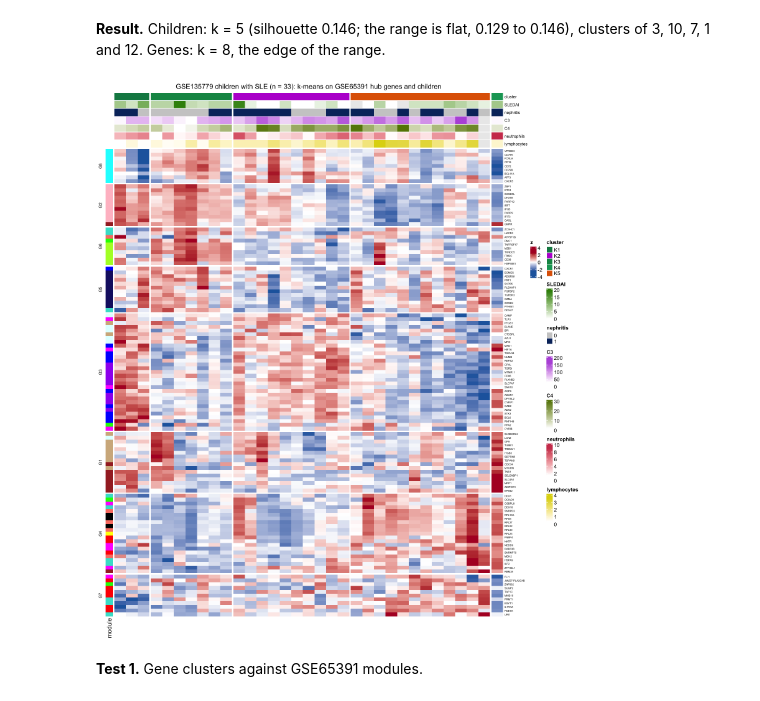
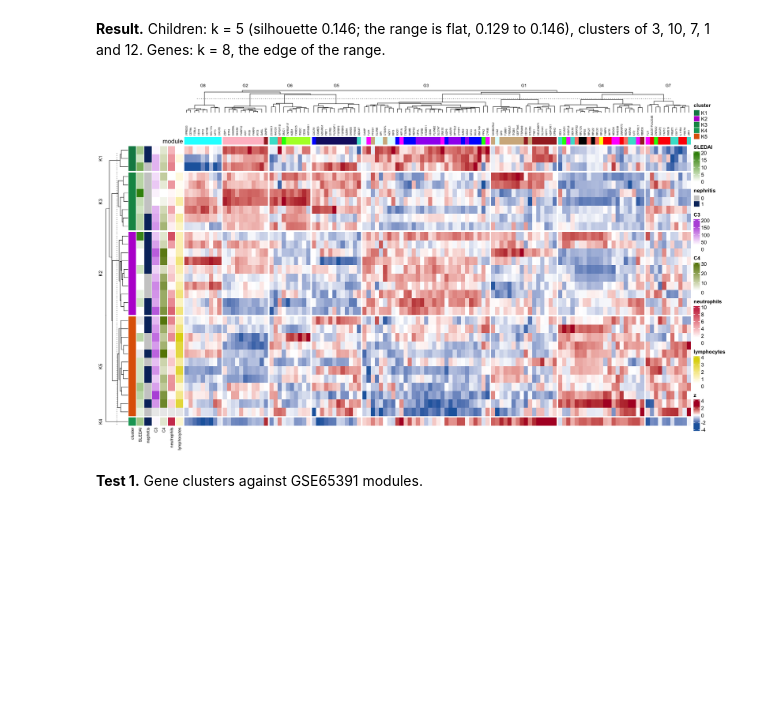
Before and after one commit to NIH-NLM/endotypes-transcriptomics, a Jupyter notebook: ipynb/29_GSE135779_scRNA_seq_heatmap_kmeans.ipynb, the cells around one changed output. Drawn from its saved outputs; the diff is of its cells as text; code cells hidden in the pictures; blank space fills up the shorter version.

```diff
--- a/ipynb/29_GSE135779_scRNA_seq_heatmap_kmeans.ipynb
+++ b/ipynb/29_GSE135779_scRNA_seq_heatmap_kmeans.ipynb
@@ -65,21 +71,24 @@ K1 K2 K3 K4 K5
 **Result.** Children: k = 5 (silhouette 0.146; the range is flat, 0.129 to 0.146), clusters of 3,
 10, 7, 1 and 12. Genes: k = 8, the edge of the range.
 # %%
-options(repr.plot.width = 13, repr.plot.height = 15)
-Heatmap(pmin(pmax(Z, -2.5), 2.5), name = "z", col = colorRamp2(c(-2.5, 0, 2.5), c("#2166AC", "white", "#B2182B")),
-        row_split = gene_cluster, column_split = child_cluster,
+options(repr.plot.width = 17, repr.plot.height = 10)
+Heatmap(t(pmin(pmax(Z, -2.5), 2.5)), name = "z", col = colorRamp2(c(-2.5, 0, 2.5), c("#2166AC", "white", "#B2182B")),
+        row_split = child_cluster, column_split = gene_cluster,
         clustering_method_rows = "ward.D2", clustering_method_columns = "ward.D2",
-        show_row_dend = FALSE, show_column_dend = FALSE, show_column_names = FALSE,
-        row_names_gp = gpar(fontsize = 5), row_title_gp = gpar(fontsize = 8),
-        left_annotation = rowAnnotation(module = gene_module, col = list(module = setNames(unique(gene_module), unique(gene_module))), show_legend = FALSE),
-        top_annotation = HeatmapAnnotation(cluster = child_cluster, SLEDAI = traits$sledai, nephritis = factor(traits$nephritis_any),
-                                           C3 = traits$c3, C4 = traits$c4, neutrophils = traits$neutrophil_count,
-                                           lymphocytes = traits$lymphocyte_count, na_col = "grey92",
-                                           col = list(nephritis = c("0" = "grey80", "1" = "#08306b")),
-                                           annotation_name_gp = gpar(fontsize = 8)),
-        column_title = "GSE135779 children with SLE (n = 33): k-means on GSE65391 hub genes and children")
+        row_dend_side = "left", column_dend_side = "top",
+        row_dend_width = unit(15, "mm"), column_dend_height = unit(15, "mm"),
+        show_row_names = FALSE, column_names_side = "top", column_names_gp = gpar(fontsize = 5),
+        row_title_gp = gpar(fontsize = 9), column_title_gp = gpar(fontsize = 8),
+        top_annotation = HeatmapAnnotation(module = gene_module, col = list(module = setNames(unique(gene_module), unique(gene_module))),
+                                           show_legend = FALSE, annotation_name_side = "left"),
+        left_annotation = rowAnnotation(cluster = child_cluster, SLEDAI = traits$sledai, nephritis = factor(traits$nephritis_any),
+                                          C3 = traits$c3, C4 = traits$c4, neutrophils = traits$neutrophil_count,
+                                          lymphocytes = traits$lymphocyte_count, na_col = "grey92",
+                                          col = list(nephritis = c("0" = "grey80", "1" = "#08306b")),
+                                          annotation_name_gp = gpar(fontsize = 8)),
+        heatmap_legend_param = list(title = "z"))
 # %% [output]
-[figure, old version]
+[figure, new version]
 # %% [markdown]
 **Test 1.** Gene clusters against GSE65391 modules.
 # %%
```
Also changed, not shown: parts of 1 cell of this notebook, 8 other files.
